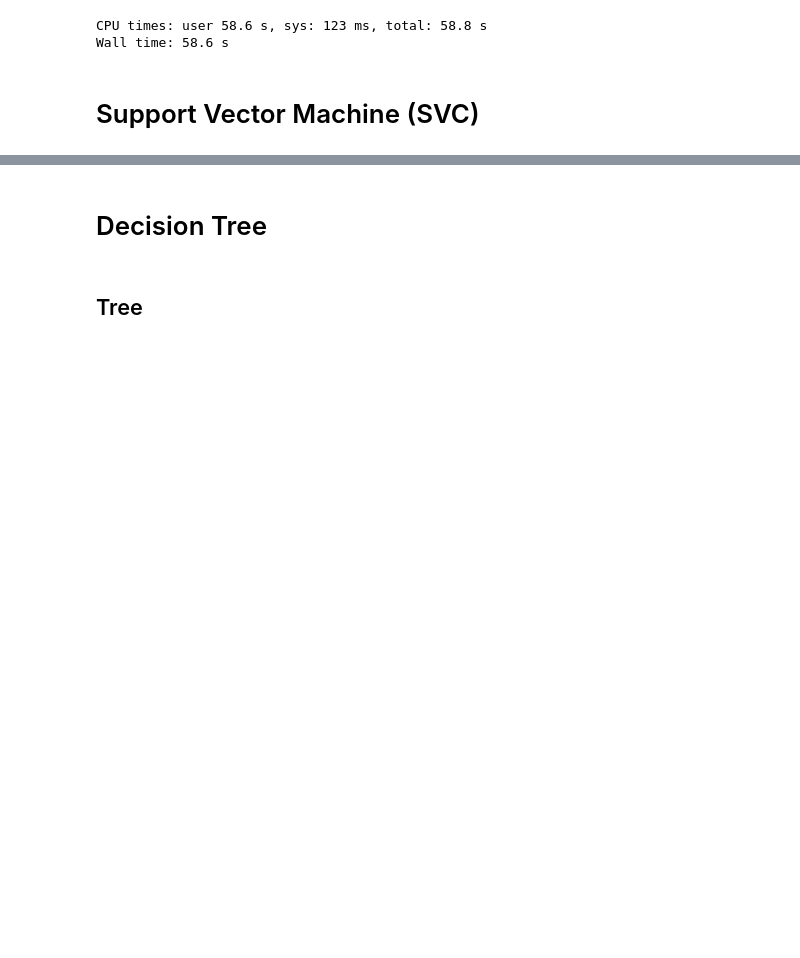
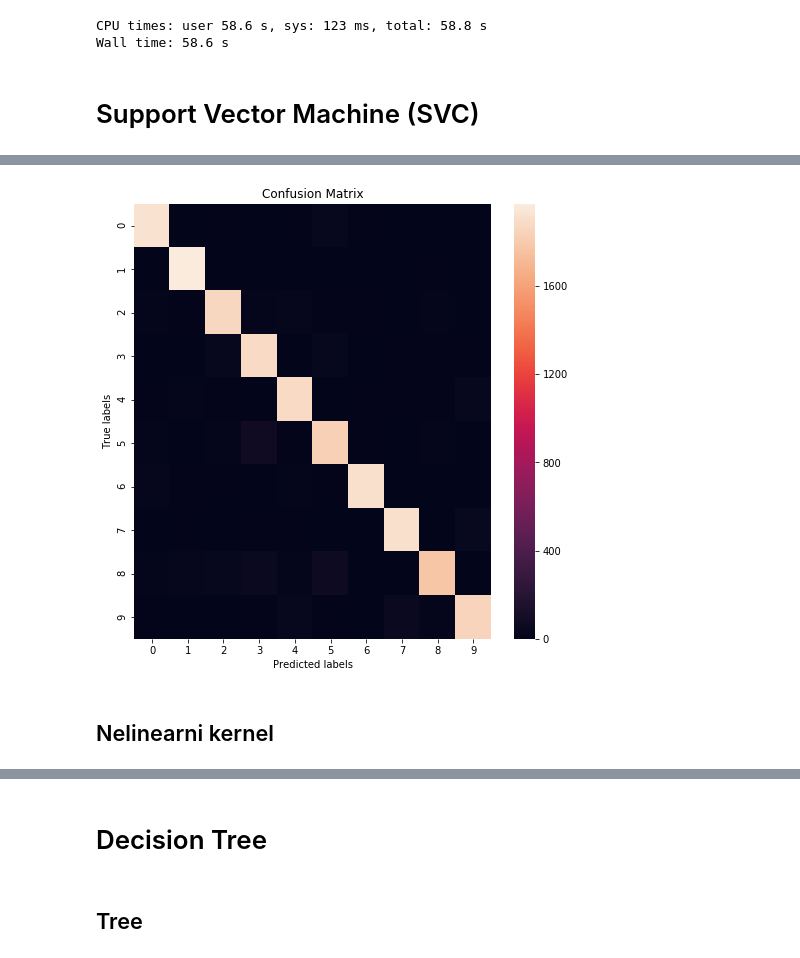
Before and after one commit to MilanCugur/DoubledMNIST, a Jupyter notebook: DoubledMNIST_Classification_Tasks.ipynb, the cells around one changed output, grey strips where cells are left out. Saved outputs shown, nothing was run; the diff lists cells and outputs as text; code cells hidden in the pictures; blank space fills up the shorter version.

```diff
--- a/DoubledMNIST_Classification_Tasks.ipynb
+++ b/DoubledMNIST_Classification_Tasks.ipynb
@@ -340,5 +347,6 @@ sns.countplot(y_train_choose)
 # %%
+%%time
 # linear SVC
 model_linear = SVC(kernel='linear')
-model_linear.fit(x_train_choose, y_train_choose)
+model_linear.fit(x_train_full[:24_000], y_train_full[:24_000])
 # %% [output]
@@ -351 +355,6 @@ y_pred_choose = model_linear.predict(x_test_choose)
+# %%
+# y_pred_choose = model_linear.predict(x_test_full)
+y_predicted = []
+for i in tqdm(range(len(x_test_full))):
+  y_predicted.append(model_linear.predict([x_test_full[i]])[0])
 # %%
@@ -366,0 +396,17 @@ accuracy: 0.91
+# %%
+fig, ax = plt.subplots(figsize=(8,8))
+sns.heatmap(metrics.confusion_matrix(y_true=y_test_full, y_pred=y_predicted), annot=False, ax = ax)
+
+# By definition a confusion matrix C is such that Cij is equal to the number of observations known to be in group i but predicted to be in group j.
+ax.set_xlabel('Predicted labels')
+ax.set_ylabel('True labels')
+ax.set_title('Confusion Matrix');
+ax.xaxis.set_ticklabels(labels)
+ax.yaxis.set_ticklabels(labels)
+
+fig.savefig('KNN_confusion_matrix.png')
+plt.show()
+# %% [output]
+[figure, added]
+# %% [markdown]
+## Nelinearni kernel
```
Also changed, not shown: parts of 30 cells of this notebook.
